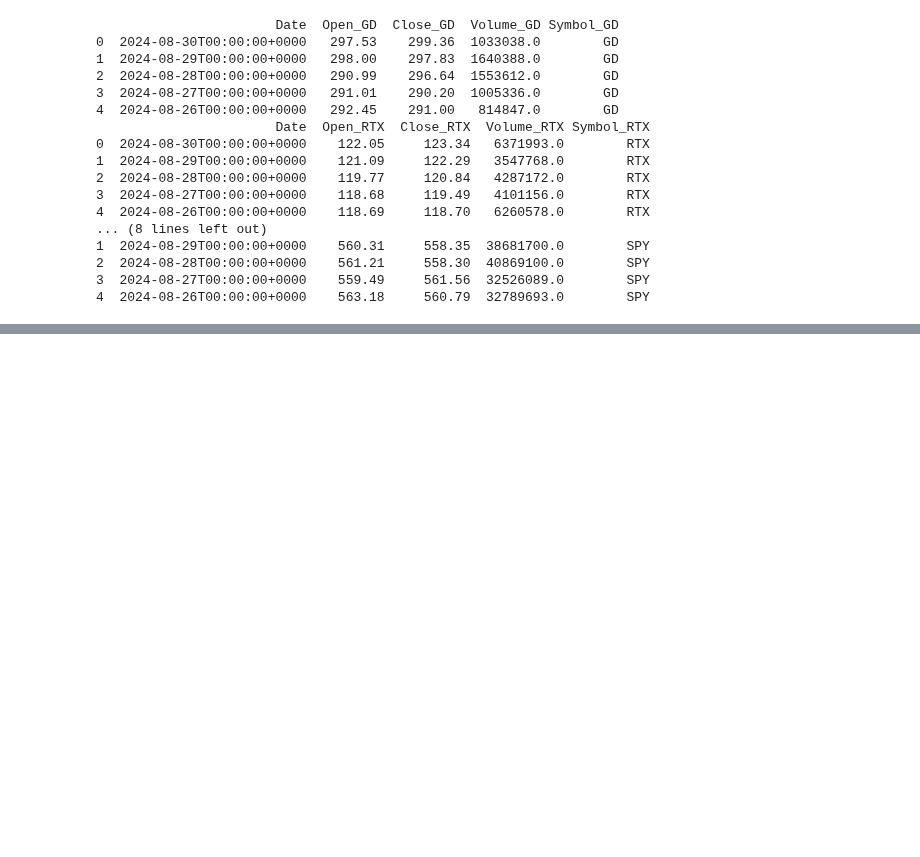
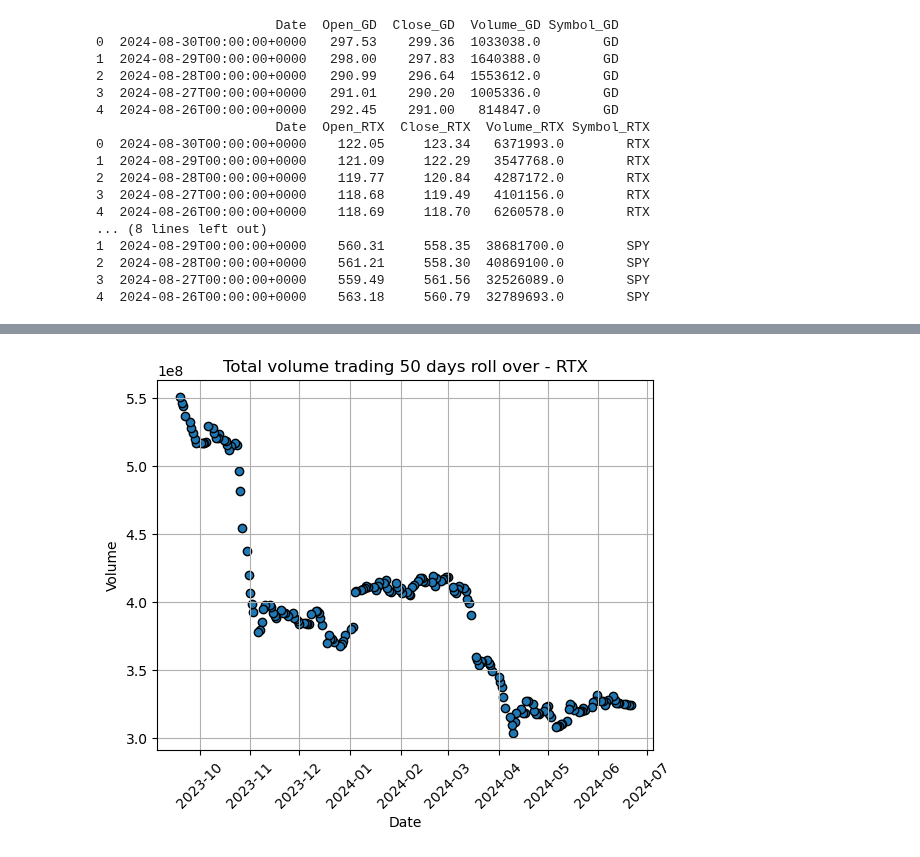
Before and after one commit to sgomero19/Project-1, a Jupyter notebook: summary.ipynb, the cells around one changed output, grey strips where cells are left out. Drawn from its saved outputs; the diff is of its cells as text; code cells hidden in the pictures; blank space fills up the shorter version.

```diff
--- a/summary.ipynb
+++ b/summary.ipynb
@@ -69,0 +117,21 @@ stock_data_df.head()
+# %%
+##plot trading volume - RTX
+
+# Build scatter plot for latitude vs. temperature
+plt.scatter(stock_data_df["Date"], stock_data_df['50_days_volume_RTX'], marker='o', edgecolors='black')
+plt.xticks(rotation=45)
+
+# Incorporate the other graph properties
+plt.title("Total volume trading 50 days roll over - RTX")
+plt.ylabel("Volume")
+plt.xlabel("Date")
+plt.grid(True)
+
+# Save the figure
+plt.savefig("output_data/Fig2.png")
+
+# Show plot
+
+plt.show()
+# %% [output]
+[figure, added]
```
Also changed, not shown: parts of 8 cells of this notebook.
